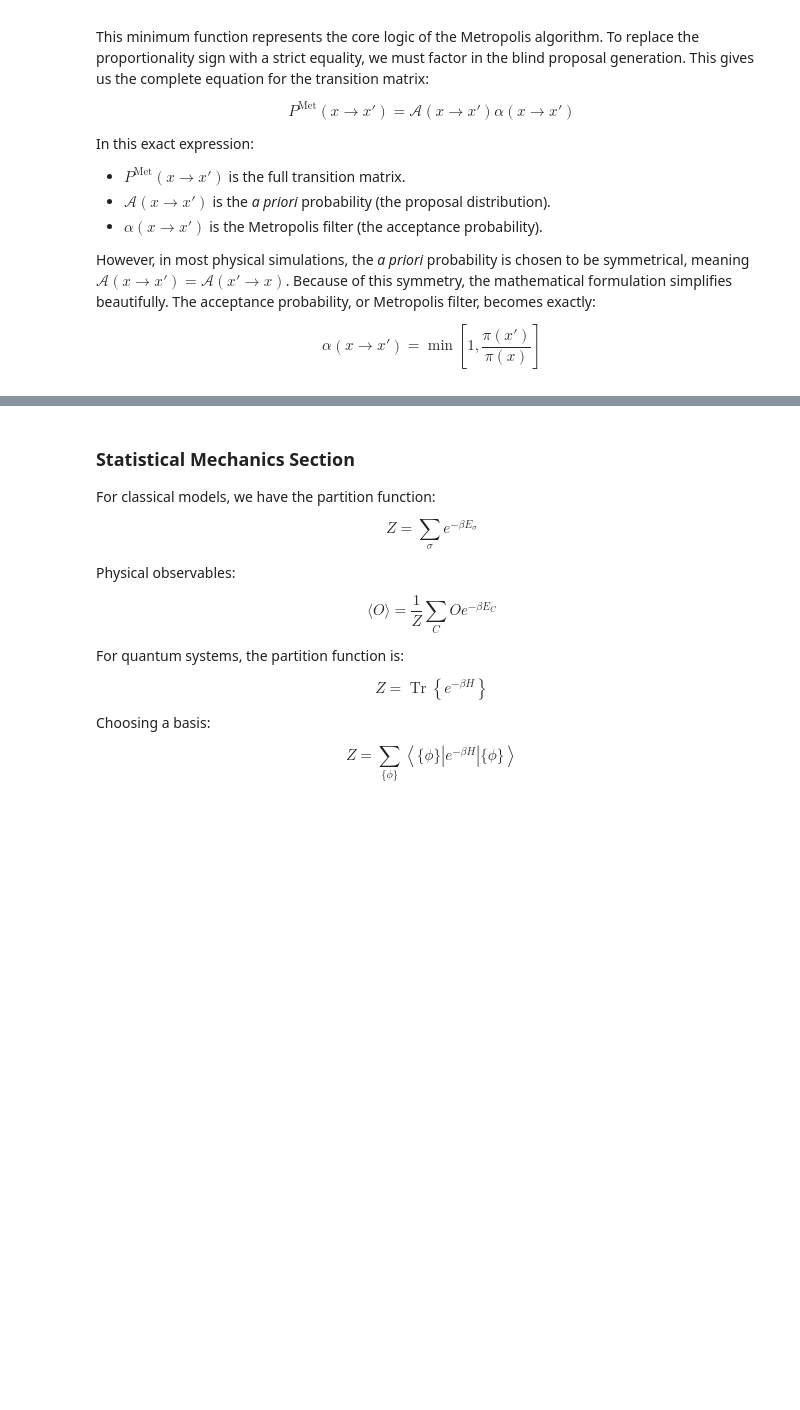
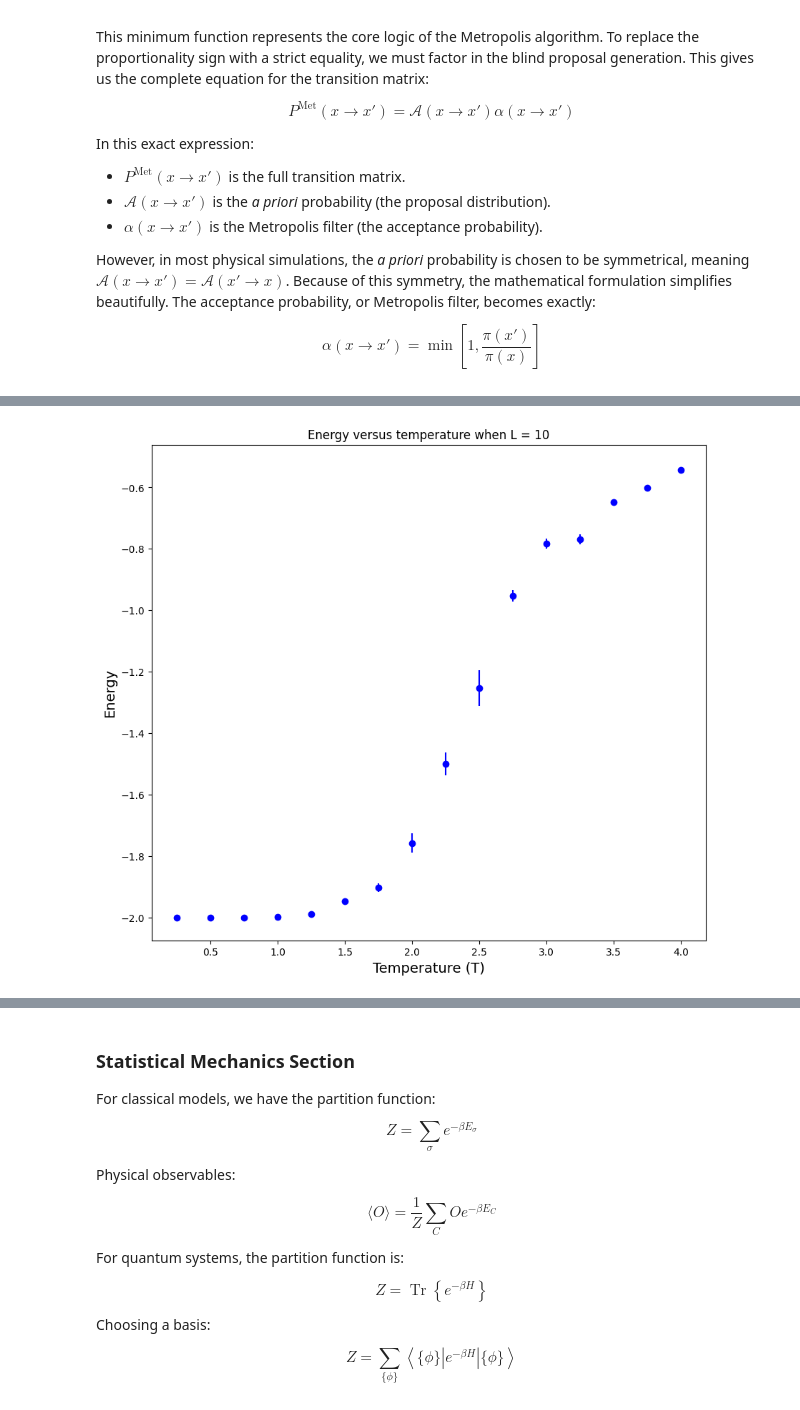
Before and after one commit to RENSHUZHE/HKU-DQMC, a Jupyter notebook: DQMC_Part_1_Prerequisite.ipynb, the cells around one changed output, grey strips where cells are left out. Cells and saved outputs as stored; diff of their text form; code cells hidden in the pictures; blank space fills up the shorter version.

```diff
--- a/DQMC_Part_1_Prerequisite.ipynb
+++ b/DQMC_Part_1_Prerequisite.ipynb
@@ -217,0 +450,14 @@ $$\alpha(x \rightarrow x') = \min\left[1, \frac{\pi(x')}{\pi(x)}\right]$$
+# %%
+L = 10                      # system size
+iteration = 1000
+T = np.linspace(0.25,4,16)
+
+final_mean_dict_mc = {"Energy per N":[],"Absolute M":[],"specific heat":[],"suspectility":[]}
+final_sd_dict_mc = {"Energy per N":[],"Absolute M":[],"specific heat":[],"suspectility":[]}
+for i in range(0,len(T)):
+
+    expect_dict, sd_dict = metropolis_algo_at_T(T[i],iteration,L)
+
+    for i in expect_dict.keys():
+      final_mean_dict_mc[i].append(float(expect_dict[i]))
+      final_sd_dict_mc[i].append(float(sd_dict[i]))
@@ -217,0 +481,10 @@ $$\alpha(x \rightarrow x') = \min\left[1, \frac{\pi(x')}{\pi(x)}\right]$$
+# %%
+# <E>/N
+plt.figure(figsize=(10,9))
+plt.errorbar(T, final_mean_dict_mc["Energy per N"], final_sd_dict_mc["Energy per N"], fmt='o', color="blue")
+plt.title("Energy versus temperature when L = {l}".format(l=L))
+plt.xlabel("Temperature (T)", fontsize=14)
+plt.ylabel("Energy", fontsize=14)
+plt.show()
+# %% [output]
+[figure, added]
```
Also changed, not shown: parts of 14 cells of this notebook.
